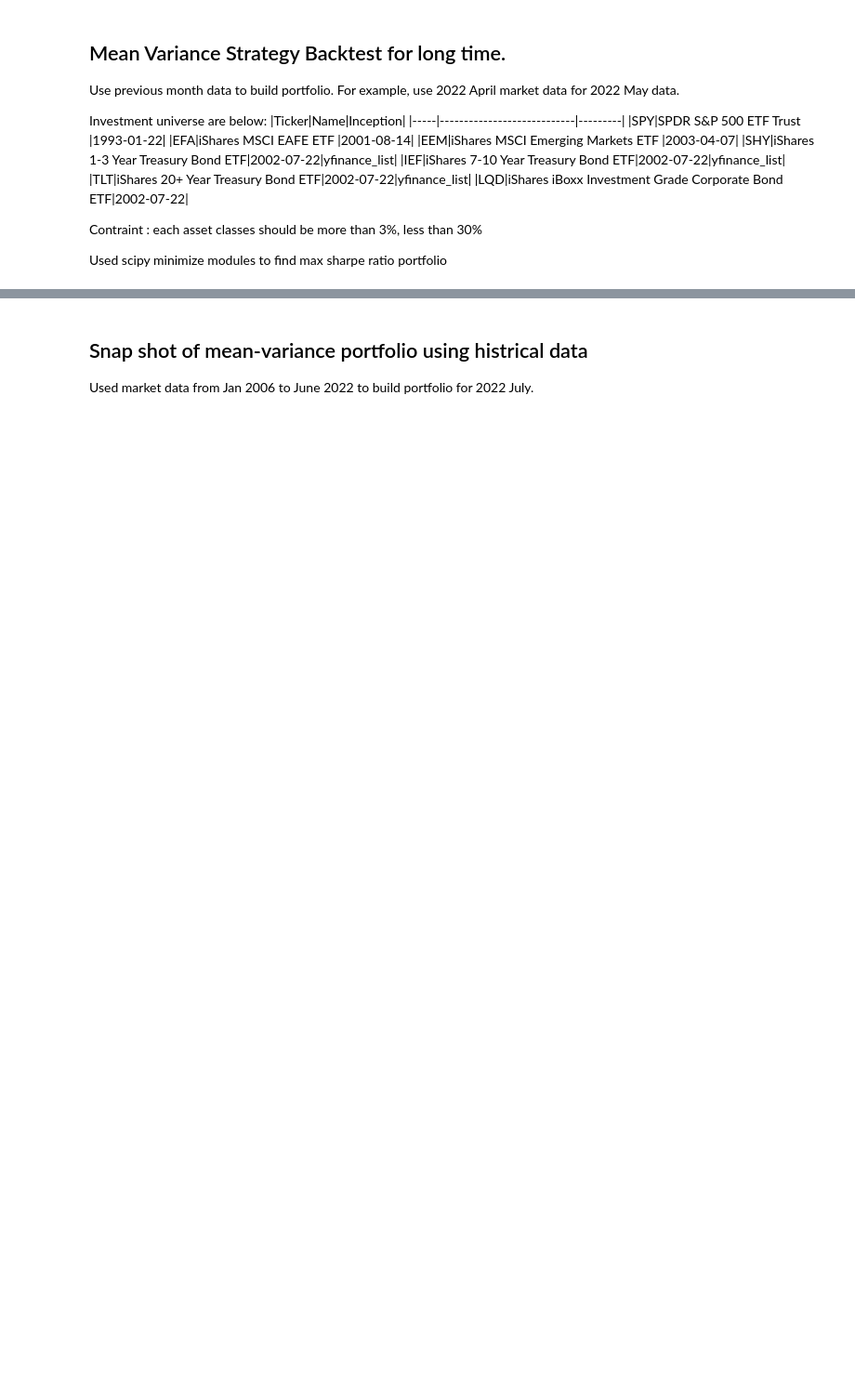
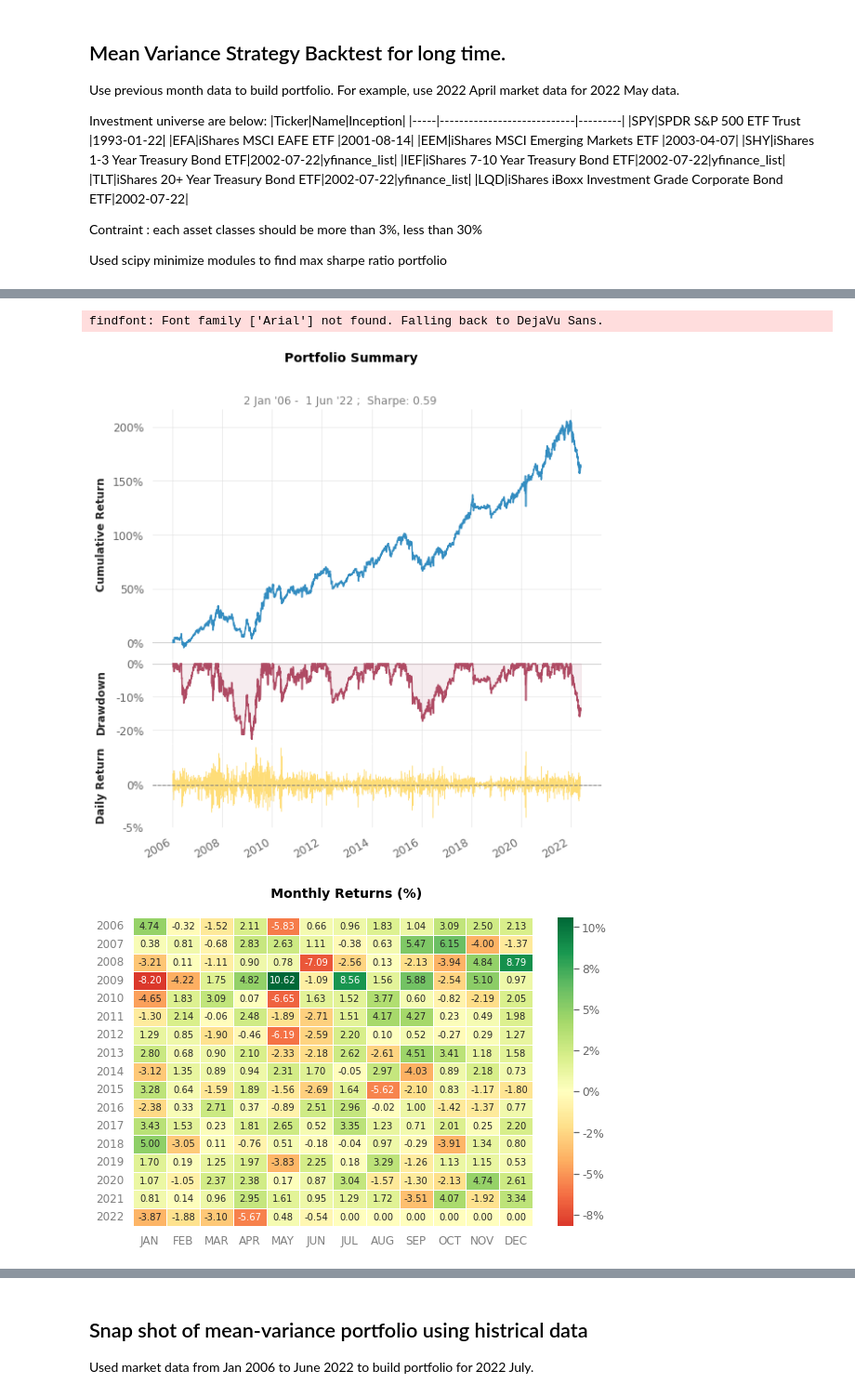
Before and after one commit to QuhiQuhihi/project_Asset_Allocation, a Jupyter notebook: 00_mean_variance.ipynb, the cells around one changed output, grey strips where cells are left out. Shown at 93% size. Drawn from its saved outputs; the diff is of its cells as text; code cells hidden in the pictures; blank space fills up the shorter version.

```diff
--- a/00_mean_variance.ipynb
+++ b/00_mean_variance.ipynb
@@ -205,5 +209,11 @@ Backtest period: 2006-01-03 00:00:00 -- 2022-06-01 00:00:00
 2022-06-01    2.316652
 Length: 4132, dtype: float64
+# %%
+quantstats.reports.plots(returns=myasset, benchmark=benchmark)
+# %% [output]
+findfont: Font family ['Arial'] not found. Falling back to DejaVu Sans.
+[figure, added]
+[figure, added]
 # %%
 quantstats.reports.full(returns=myasset, benchmark=benchmark)
 # %% [output]
```
Also changed, not shown: parts of 12 cells of this notebook.
